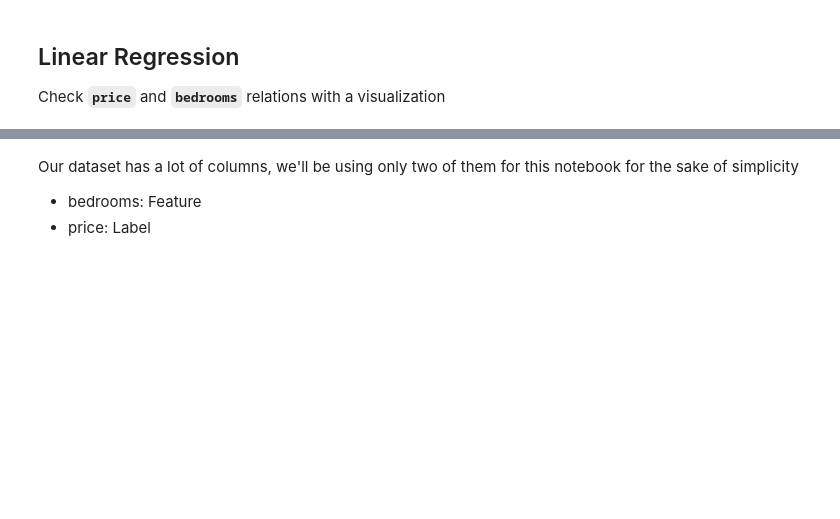
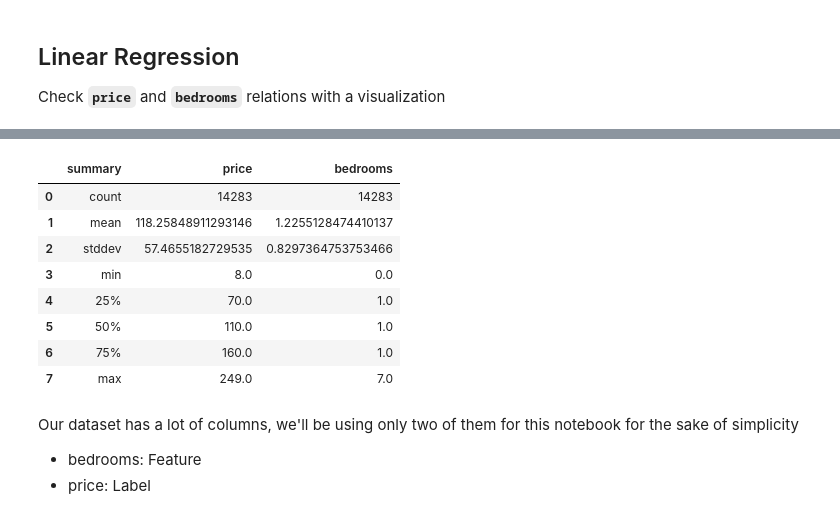
Before and after one commit to SCouto/SparkIA, a Jupyter notebook: Demos/3. Demo_Linear_Regression.ipynb, the cells around one changed output, grey strips where cells are left out. Drawn from its saved outputs; the diff is of its cells as text; code cells hidden in the pictures; blank space fills up the shorter version.

```diff
--- a/Demos/3. Demo_Linear_Regression.ipynb
+++ b/Demos/3. Demo_Linear_Regression.ipynb
@@ -11,5 +11,5 @@ We created it in the previous notebook, it should exists in `/home/jovyan/work/d
 # %%
-file_path = f"/home/jovyan/work/datasets/outpus/airbnb/clean_data"
+file_path = f"/home/jovyan/work/datasets/output/airbnb/clean_data"
 airbnb_df = spark.read.parquet(file_path)
 # %%
 train_df, test_df = airbnb_df.randomSplit([.8, .2], seed=42)
@@ -47,5 +74,15 @@ display(train_df.select(<TODO>))
 # %%
-display(train_df.select("price", "bedrooms").summary())
+display(train_df.select("price", "bedrooms").summary().toPandas())
+# %% [output]
+|  | summary | price | bedrooms |
+| 0 | count | 14283 | 14283 |
+| 1 | mean | 118.25848911293146 | 1.2255128474410137 |
+| 2 | stddev | 57.4655182729535 | 0.8297364753753466 |
+| 3 | min | 8.0 | 0.0 |
+| 4 | 25% | 70.0 | 1.0 |
+| 5 | 50% | 110.0 | 1.0 |
+| 6 | 75% | 160.0 | 1.0 |
+| 7 | max | 249.0 | 7.0 |
 # %% [markdown]
 Our dataset has a lot of columns, we'll be using only two of them for this notebook for the sake of simplicity
 * bedrooms: Feature
```
Also changed, not shown: parts of 13 cells of this notebook, 19 other files.
